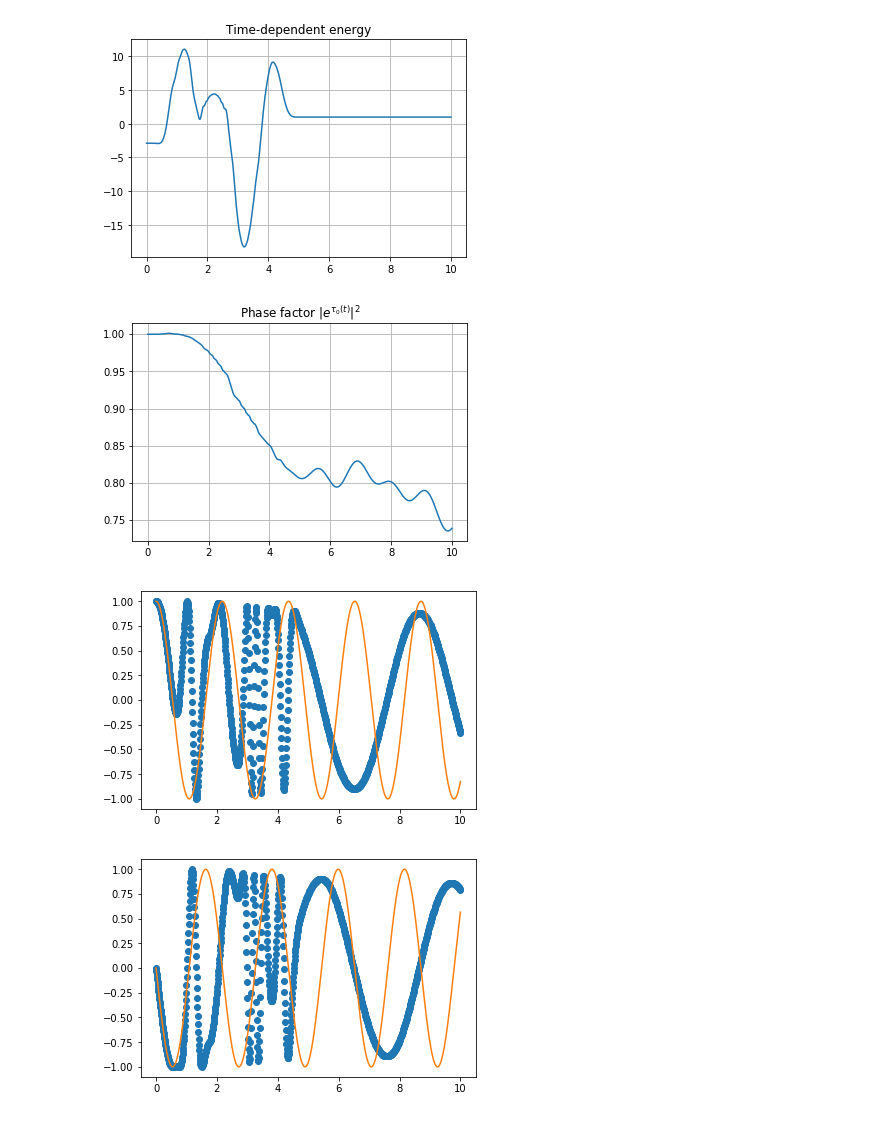
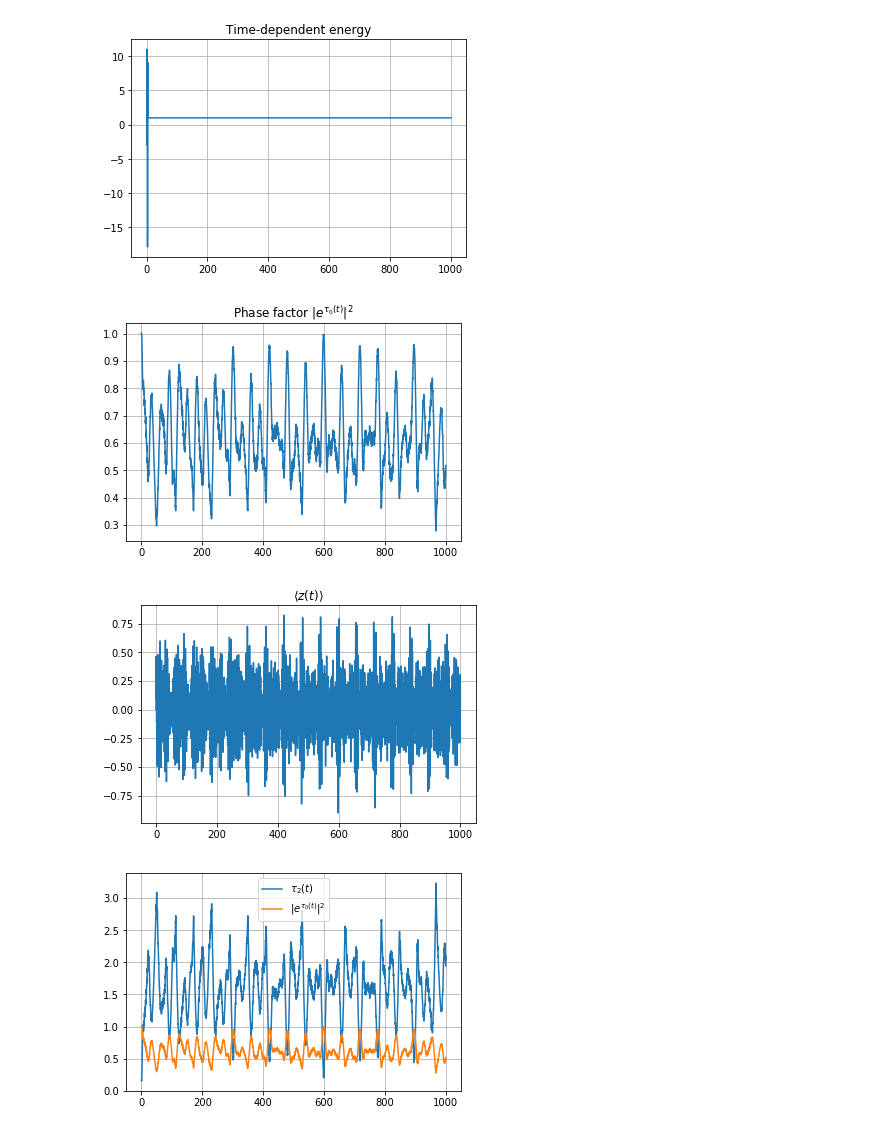
Before and after one commit to HyQD/coupled-cluster, a Jupyter notebook: scripts/oatdccd-helium-phase.ipynb, the cells around one changed output. Cells and saved outputs as stored; diff of their text form; code cells hidden in the pictures.

```diff
--- a/scripts/oatdccd-helium-phase.ipynb
+++ b/scripts/oatdccd-helium-phase.ipynb
@@ -47,9 +61,10 @@ Ehf: -2.855160477242741
 # %%
-integrator = GaussIntegrator(np=np, eps=1e-10)
+integrator = GaussIntegrator(s=3,np=np, eps=1e-10)
 cc_kwargs = dict(verbose=True)
 oatdccd = OATDCCD(system, integrator=integrator, np=np, **cc_kwargs)
 oatdccd.compute_ground_state()
 print(
     "Ground state CCD energy: {0}".format(oatdccd.compute_ground_state_energy())
 )
+oatdccd.set_initial_conditions()
 # %% [output]
@@ -82,20 +88,15 @@ system.set_time_evolution_operator(
 # %%
-oatdccd.set_initial_conditions()
 dt = 1e-2
-Tfinal = 10
+Tfinal = 1000
 Nsteps = int(Tfinal / dt) + 1
 timestep_stop_laser = int(laser_duration / dt)
 # %%
+#Initialize arrays to hold different "observables".
 time_points = np.linspace(0, Tfinal, Nsteps)
-print("Nsteps: %d" % Nsteps)
-print("step stop laser: %d" % timestep_stop_laser)
-print("dt = {0}".format(dt))
-
 td_energies = np.zeros(len(time_points))
 td_energies_imag = np.zeros(len(time_points))
 phase = np.zeros(len(time_points), dtype=np.complex128)
 norm_t2 = np.zeros(len(time_points))
 norm_l2 = np.zeros(len(time_points))
 dip_z = np.zeros(len(time_points))
-td_energies[0] = oatdccd.compute_energy()
 # %% [output]
@@ -121,7 +123,10 @@ phase[0] = t[0][0]
 norm_t2[0] = np.linalg.norm(t[1])
 norm_l2[0] = np.linalg.norm(l)
 # %%
-for i, amp in enumerate(oatdccd.solve(time_points)):
+verbose = False
+for i, amp in tqdm.tqdm(
+    enumerate(oatdccd.solve(time_points)), total=Nsteps - 1
+):
     t, l, C, C_tilde = amp
     energy = oatdccd.compute_energy()
     td_energies[i + 1] = energy.real
@@ -139,7 +144,7 @@ for i, amp in enumerate(oatdccd.solve(time_points)):
     norm_t2[i + 1] = np.linalg.norm(t[1])
     norm_l2[i + 1] = np.linalg.norm(l)
 
-    if i % 100 == 0:
+    if i % 100 == 0 and verbose:
         print(f"i = {i}")
         eye = C_tilde @ C
         print(
@@ -172,28 +159,32 @@ norm(l2): 0.824267
 # %%
 plt.figure()
 plt.plot(time_points, td_energies)
 plt.title("Time-dependent energy")
 plt.grid()
 
+np.save('he_phase',np.abs(np.exp(phase)) ** 2)
 plt.figure()
 plt.plot(time_points, np.abs(np.exp(phase)) ** 2)
 plt.title(r"Phase factor $|e^{\tau_0(t)}|^2$")
 plt.grid()
 
-E0 = td_energies[0]
-exp_phase = np.exp(phase)
+np.save('he_dip_z',dip_z)
+plt.figure()
+plt.plot(time_points, dip_z)
+plt.title(r"$\langle z(t) \rangle$")
+plt.grid()
 
+np.save('he_norm_t2',norm_t2)
 plt.figure()
-plt.plot(time_points, exp_phase.real,'o')
-plt.plot(time_points,np.cos(E0*time_points))
+plt.plot(time_points, norm_t2,label=r'$\tau_2(t)$')
+plt.plot(time_points, np.abs(np.exp(phase)) ** 2,label=r'$|e^{\tau_0(t)}|^2$')
+plt.legend(loc='best')
+plt.grid()
 
-plt.figure()
-plt.plot(time_points,-exp_phase.imag,'o')
-plt.plot(time_points,np.sin(E0*time_points))
 
 plt.show()
 # %% [output]
-[figure, old version]
+[figure, new version]
-[figure, old version]
+[figure, new version]
-[figure, old version]
+[figure, new version]
-[figure, old version]
+[figure, new version]
```
Also changed, not shown: parts of 9 cells of this notebook.
